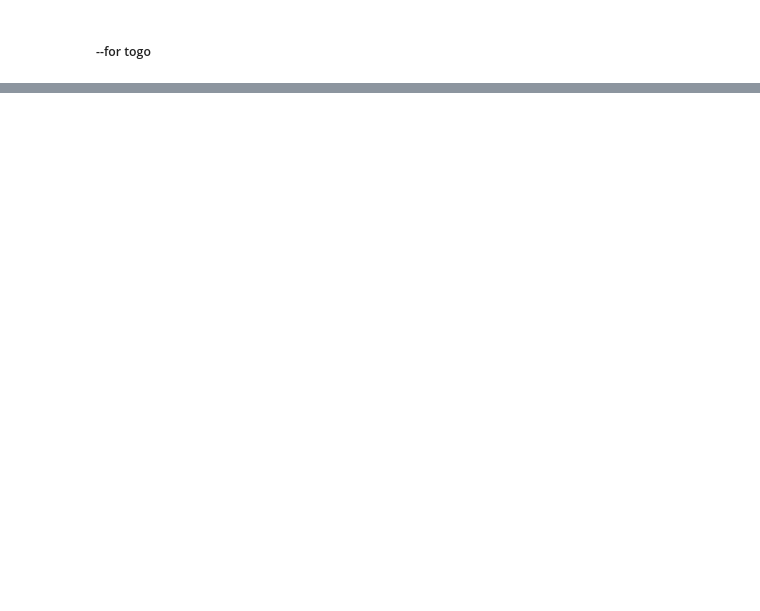
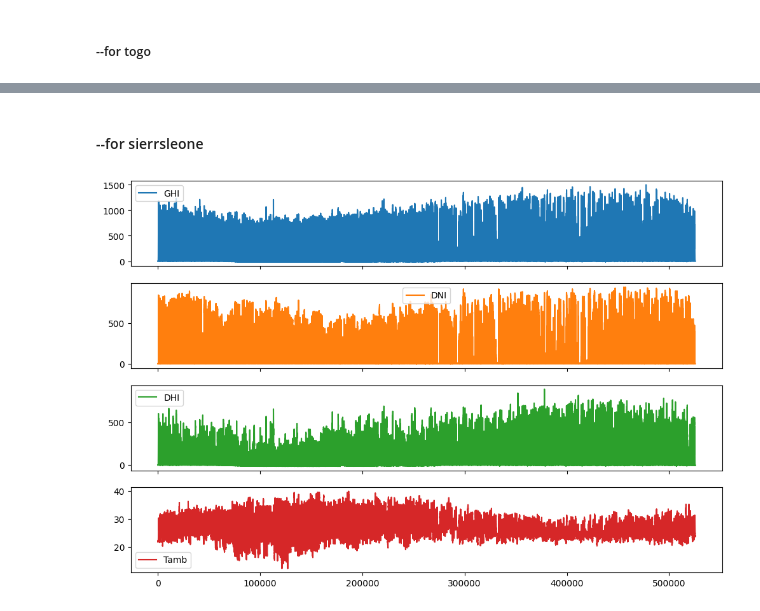
Before and after one commit to Beki78/Solar-Radiation-Measurement-Analysis, a Jupyter notebook: notebooks/solar_radation.ipynb, the cells around one changed output, grey strips where cells are left out. Drawn from its saved outputs; the diff is of its cells as text; code cells hidden in the pictures; blank space fills up the shorter version.

```diff
--- a/notebooks/solar_radation.ipynb
+++ b/notebooks/solar_radation.ipynb
@@ -125,0 +135,7 @@ summary_stats
+# %% [markdown]
+#### --for sierrsleone
+# %%
+serraleone[['GHI', 'DNI', 'DHI', 'Tamb']].plot(subplots=True, figsize=(12, 8))
+plt.show()
+# %% [output]
+[figure, added]
```
Also changed, not shown: parts of 7 cells of this notebook.
